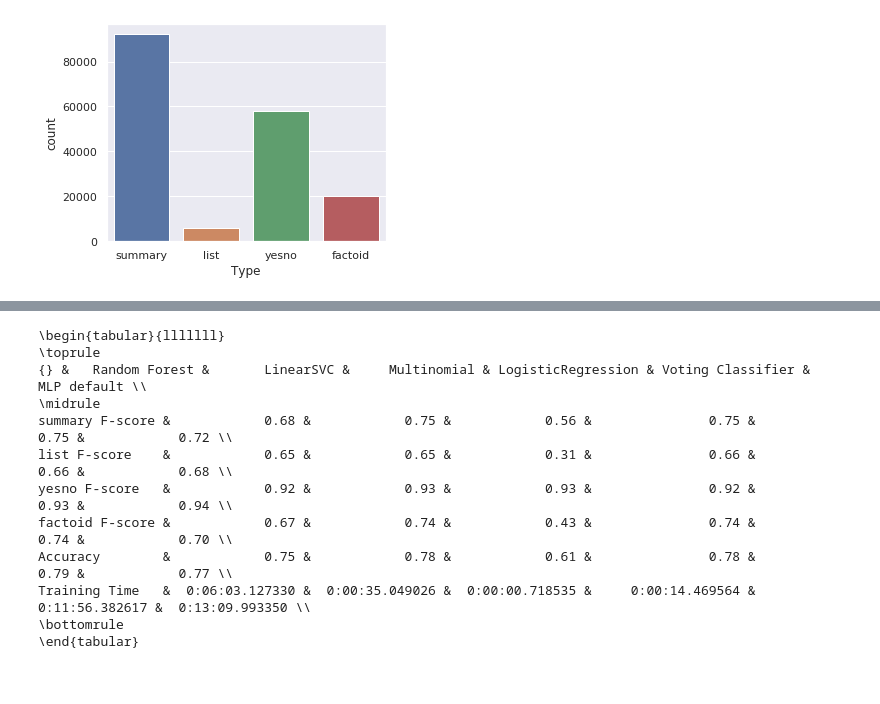
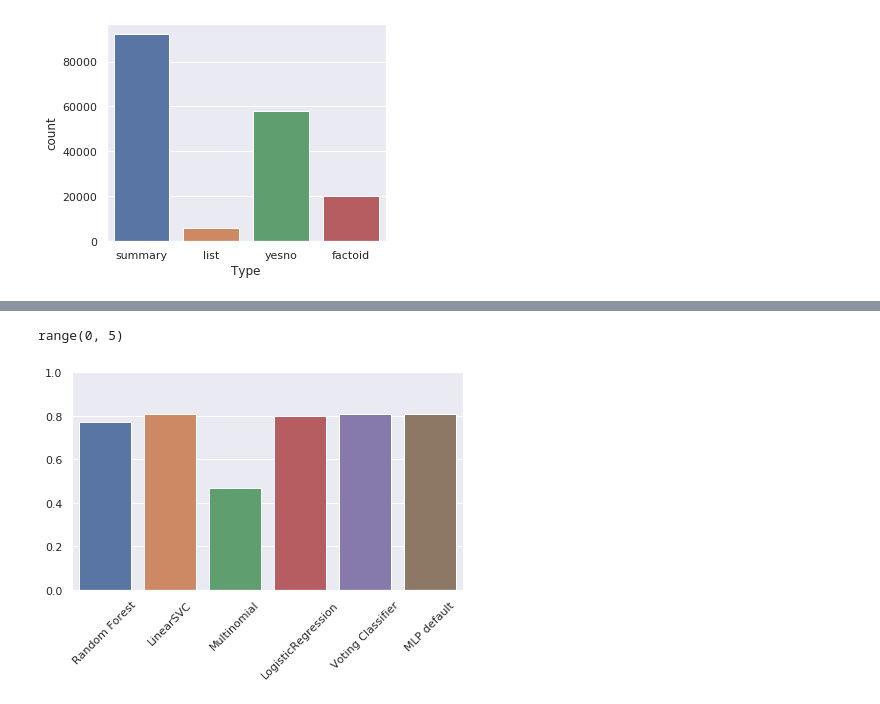
Before and after one commit to RaquelLeandra/nle-question-classifier, a Jupyter notebook: src/plots.ipynb, the cells around one changed output, grey strips where cells are left out. Cells and saved outputs as stored; diff of their text form; code cells hidden in the pictures.

Commit message:
Add results plots

```diff
--- a/src/plots.ipynb
+++ b/src/plots.ipynb
@@ -152,15 +147,21 @@ Training Time   &  0:00:00.723075 &  0:00:00.112739 &  0:00:00.066107 &     0:00
-# %%
-print(results.to_latex())
-# %% [output]
-\begin{tabular}{lllllll}
-\toprule
-{} &   Random Forest &       LinearSVC &     Multinomial & LogisticRegression & Voting Classifier &     MLP default \\
-\midrule
-summary F-score &            0.68 &            0.75 &            0.56 &               0.75 &              0.75 &            0.72 \\
-list F-score    &            0.65 &            0.65 &            0.31 &               0.66 &              0.66 &            0.68 \\
-yesno F-score   &            0.92 &            0.93 &            0.93 &               0.92 &              0.93 &            0.94 \\
-factoid F-score &            0.67 &            0.74 &            0.43 &               0.74 &              0.74 &            0.70 \\
-Accuracy        &            0.75 &            0.78 &            0.61 &               0.78 &              0.79 &            0.77 \\
-Training Time   &  0:06:03.127330 &  0:00:35.049026 &  0:00:00.718535 &     0:00:14.469564 &    0:11:56.382617 &  0:13:09.993350 \\
-\bottomrule
-\end{tabular}
+# %%
+range(5)
+# %% [output]
+range(0, 5)
+# %%
+def plot_the_results(accuracies):
+    models = ['Random Forest', 'LinearSVC', 'Multinomial', 'LogisticRegression',
+       'Voting Classifier', 'MLP default']
+    number_of_classes = len(models)
+    x_size = number_of_classes + 1
+    y_size = 4
+    plt.figure(figsize=(x_size, y_size))
+    sns.barplot(x=models, y=accuracies)
+    plt.xticks(rotation=45)
+    plt.ylim(0, 1)
+
+    plt.savefig('whole_quora_best_results', bbox_inches='tight', dpi=200)
+    plt.show()
+plot_the_results(quora_accuracies)
+# %% [output]
+[figure, added]
```
Also changed, not shown: parts of 3 cells of this notebook, 8 other files.
